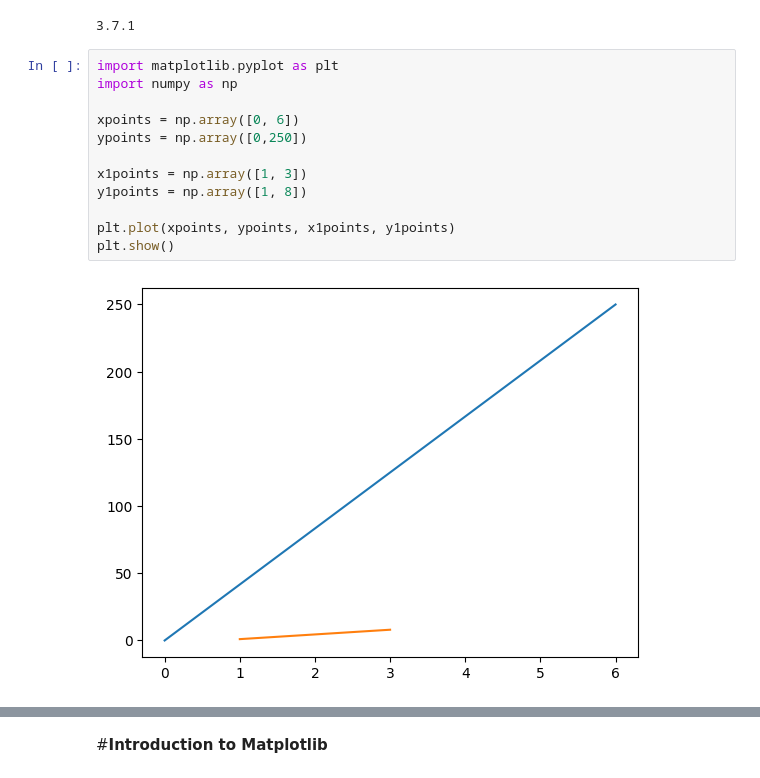
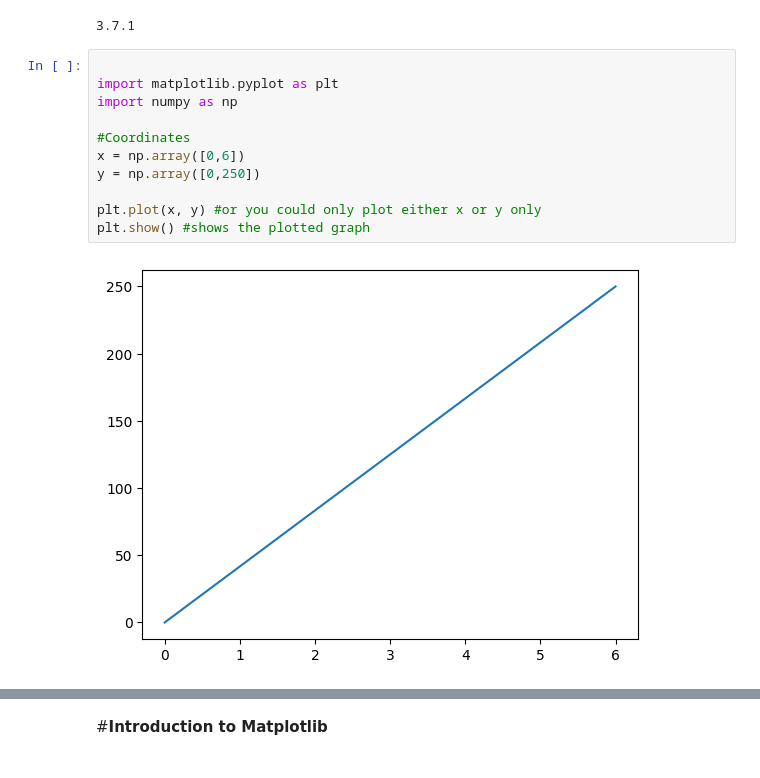
Before and after one commit to CyruzCabilan/VDA-CPE031-CPE21S4, a Jupyter notebook: exercise8 .ipynb, the cells around one changed output, grey strips where cells are left out. Saved outputs shown, nothing was run; the diff lists cells and outputs as text.

```diff
--- a/exercise8 .ipynb
+++ b/exercise8 .ipynb
@@ -6,16 +6,15 @@ print(matplotlib.__version__)
 # %% [output]
 3.7.1
 # %%
+
 import matplotlib.pyplot as plt
 import numpy as np
 
-xpoints = np.array([0, 6])
-ypoints = np.array([0,250])
+#Coordinates
+x = np.array([0,6])
+y = np.array([0,250])
 
-x1points = np.array([1, 3])
-y1points = np.array([1, 8])
-
-plt.plot(xpoints, ypoints, x1points, y1points)
-plt.show()
+plt.plot(x, y) #or you could only plot either x or y only
+plt.show() #shows the plotted graph
 # %% [output]
-[figure, old version]
+[figure, new version]
```
Also changed, not shown: parts of 22 cells of this notebook.
